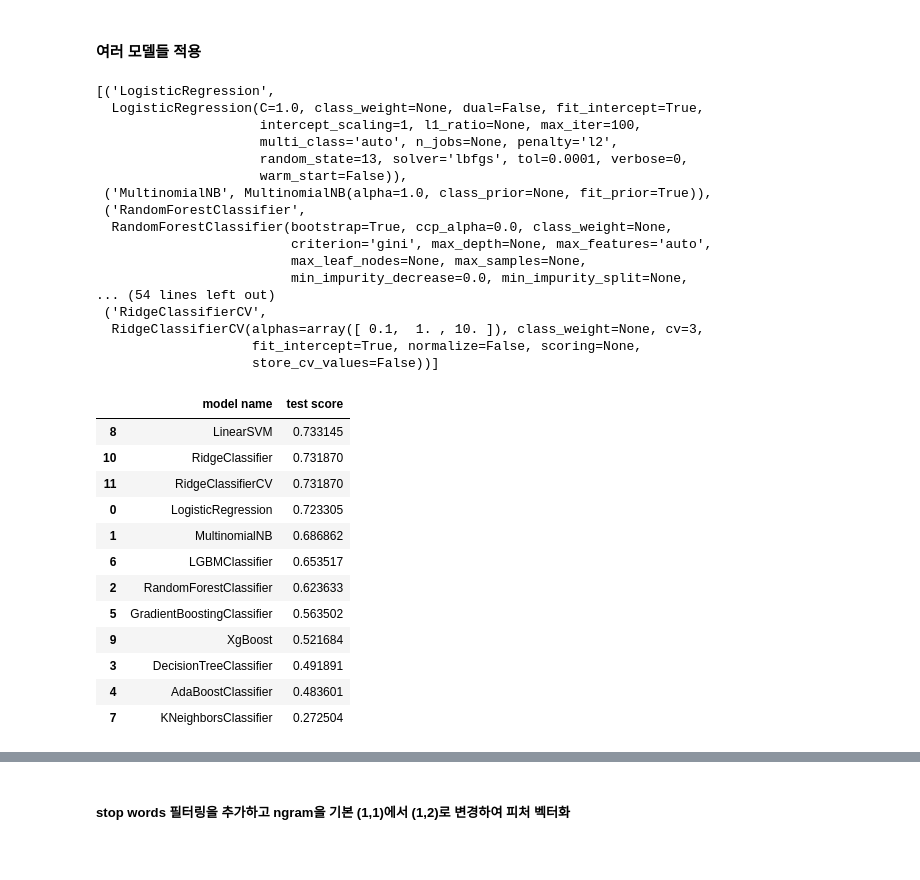
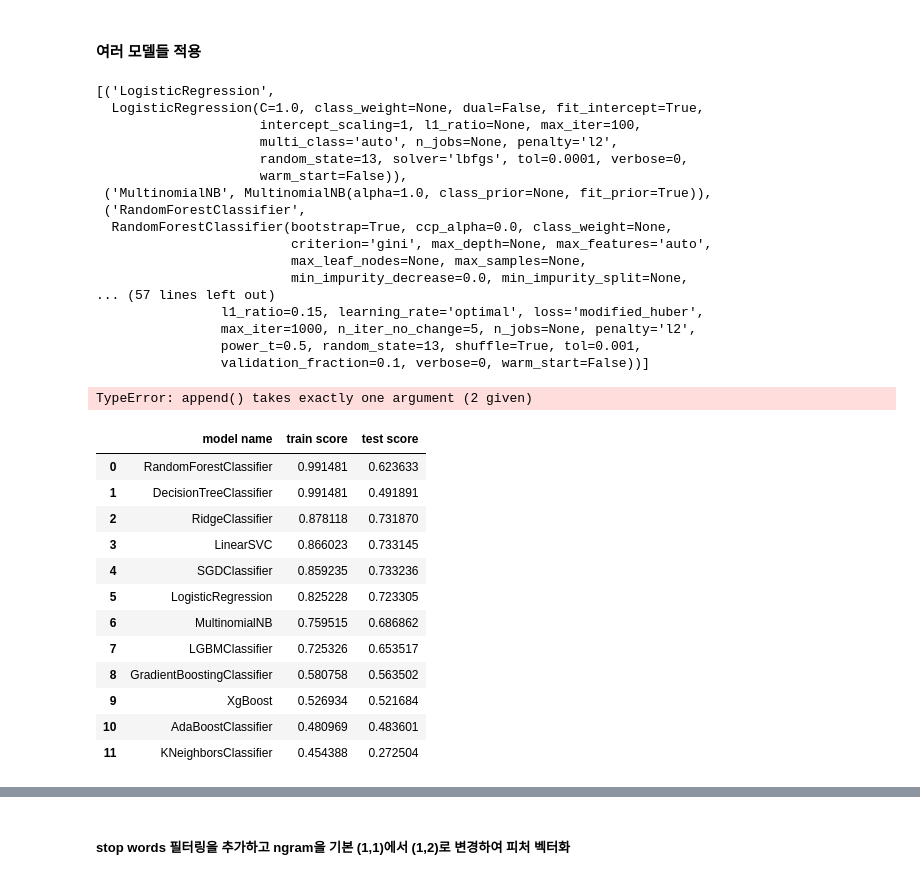
Before and after one commit to dss-14th/ml-repo-6, a Jupyter notebook: 02_novel_ai/01_벡터라이즈_머신러닝_main.ipynb, the cells around one changed output, grey strips where cells are left out. Cells and saved outputs as stored; diff of their text form; code cells hidden in the pictures.

```diff
--- a/02_novel_ai/01_벡터라이즈_머신러닝_main.ipynb
+++ b/02_novel_ai/01_벡터라이즈_머신러닝_main.ipynb
@@ -121,7 +121,7 @@ X_train, X_test, y_train, y_test = train_test_split(X, y, test_size=0.2, random_
 from sklearn.feature_extraction.text import CountVectorizer
 
 # Count Vectorization으로 feature extraction 변환 수행.
-cnt_vect = CountVectorizer()
+cnt_vect = CountVectorizer(stop_words='english')
 cnt_vect.fit(X_train)
 # %% [output]
 CountVectorizer(analyzer='word', binary=False, decode_error='strict',
@@ -160,11 +157,0 @@ CountVectorized Logistic Regression의 예측 정확도는 0.729
-# %%
-cnt_vect = CountVectorizer(stop_words='english')
-cnt_vect.fit(X_train)
-
-X_train_cnt_vect = cnt_vect.transform(X_train)
-X_test_cnt_vect = cnt_vect.transform(X_test)
-
-lr_clf = LogisticRegression()
-lr_clf.fit(X_train_cnt_vect, y_train)
-pred = lr_clf.predict(X_test_cnt_vect)
-print('CountVectorized Logistic Regression의 예측 정확도는 {0:.3f}'.format(accuracy_score(y_test, pred)))
@@ -260,7 +243,7 @@ weighted avg       0.33      0.28      0.25     10976
 # %% [markdown]
 #### 여러 모델들 적용
 # %%
-from sklearn.linear_model import LogisticRegression, RidgeClassifier, RidgeClassifierCV
+from sklearn.linear_model import LogisticRegression, RidgeClassifier, RidgeClassifierCV, SGDClassifier
 from sklearn.ensemble import (AdaBoostClassifier, GradientBoostingClassifier,
                               RandomForestClassifier)
 from sklearn.naive_bayes import MultinomialNB
@@ -269,6 +252,7 @@ from sklearn.neighbors import KNeighborsClassifier
 from sklearn.svm import LinearSVC
 from lightgbm import LGBMClassifier
 from xgboost import XGBClassifier
+
 
 models = []
 models.append(('LogisticRegression', LogisticRegression(random_state=13)))
@@ -279,10 +263,11 @@ models.append(('AdaBoostClassifier', AdaBoostClassifier(random_state=13)))
 models.append(('GradientBoostingClassifier', GradientBoostingClassifier(random_state=13)))
 models.append(('LGBMClassifier', LGBMClassifier(random_state=13)))
 models.append(('KNeighborsClassifier', KNeighborsClassifier(n_neighbors=5, n_jobs=-1)))
-models.append(('LinearSVM', LinearSVC(C=1, loss='hinge', random_state=13)))
+models.append(('LinearSVC', LinearSVC(C=1, loss='hinge', random_state=13)))
 models.append(('XgBoost', XGBClassifier(learning_rate=0.1, max_depth=3, random_state=13, n_jobs=-1)))
 models.append(('RidgeClassifier', RidgeClassifier(random_state=13)))
-models.append(('RidgeClassifierCV', RidgeClassifierCV(cv=3)))
+models.append(('SGDClassifier', SGDClassifier(random_state=13, loss='modified_huber')))
+# models.append(('RidgeClassifierCV', RidgeClassifierCV(cv=3)))
 # %%
 models
 # %% [output]
@@ -298,14 +283,15 @@ models
                          criterion='gini', max_depth=None, max_features='auto',
                          max_leaf_nodes=None, max_samples=None,
                          min_impurity_decrease=0.0, min_impurity_split=None,
-... (54 lines left out)
- ('RidgeClassifierCV',
-  RidgeClassifierCV(alphas=array([ 0.1,  1. , 10. ]), class_weight=None, cv=3,
-                    fit_intercept=True, normalize=False, scoring=None,
-                    store_cv_values=False))]
+... (57 lines left out)
+                l1_ratio=0.15, learning_rate='optimal', loss='modified_huber',
+                max_iter=1000, n_iter_no_change=5, n_jobs=None, penalty='l2',
+                power_t=0.5, random_state=13, shuffle=True, tol=0.001,
+                validation_fraction=0.1, verbose=0, warm_start=False))]
 # %%
 from sklearn.metrics import accuracy_score
 
+train_score = []
 test_score = []
 names = []
 
@@ -313,25 +299,30 @@ for name, model in models:
     clf = model
     clf.fit(X_train_tfidf_vect, y_train)
 
-    pred = clf.predict(X_test_tfidf_vect)
+    train_pred = clf.predict(X_train_tfidf_vect)
+    test_pred = clf.predict(X_test_tfidf_vect)
 
     names.append(name)
-    test_score.append(accuracy_score(y_test, pred))
+    train_score.append(accuracy_score(y_train, train_pred))
+    test_score.append(accuracy_score(y_test, test_pred))
+# %% [output]
+TypeError: append() takes exactly one argument (2 given)
 # %%
-result = pd.DataFrame({'model name':names,
-                       'test score':test_score})
-result.sort_values(by='test score', ascending=False)
+result = pd.DataFrame({'model name': names,
+                       'train score': train_score,
+                       'test score': test_score})
+result.sort_values(by='train score', ascending=False).reset_index(drop=True)
 # %% [output]
-|  | model name | test score |
-| 8 | LinearSVM | 0.733145 |
-| 10 | RidgeClassifier | 0.731870 |
-| 11 | RidgeClassifierCV | 0.731870 |
-| 0 | LogisticRegression | 0.723305 |
-| 1 | MultinomialNB | 0.686862 |
-| 6 | LGBMClassifier | 0.653517 |
-| 2 | RandomForestClassifier | 0.623633 |
-| 5 | GradientBoostingClassifier | 0.563502 |
-| 9 | XgBoost | 0.521684 |
-| 3 | DecisionTreeClassifier | 0.491891 |
-| 4 | AdaBoostClassifier | 0.483601 |
-| 7 | KNeighborsClassifier | 0.272504 |
+|  | model name | train score | test score |
+| 0 | RandomForestClassifier | 0.991481 | 0.623633 |
+| 1 | DecisionTreeClassifier | 0.991481 | 0.491891 |
+| 2 | RidgeClassifier | 0.878118 | 0.731870 |
+| 3 | LinearSVC | 0.866023 | 0.733145 |
+| 4 | SGDClassifier | 0.859235 | 0.733236 |
+| 5 | LogisticRegression | 0.825228 | 0.723305 |
+| 6 | MultinomialNB | 0.759515 | 0.686862 |
+| 7 | LGBMClassifier | 0.725326 | 0.653517 |
+| 8 | GradientBoostingClassifier | 0.580758 | 0.563502 |
+| 9 | XgBoost | 0.526934 | 0.521684 |
+| 10 | AdaBoostClassifier | 0.480969 | 0.483601 |
+| 11 | KNeighborsClassifier | 0.454388 | 0.272504 |
```
Also changed, not shown: parts of 98 cells of this notebook, 6 other files.
